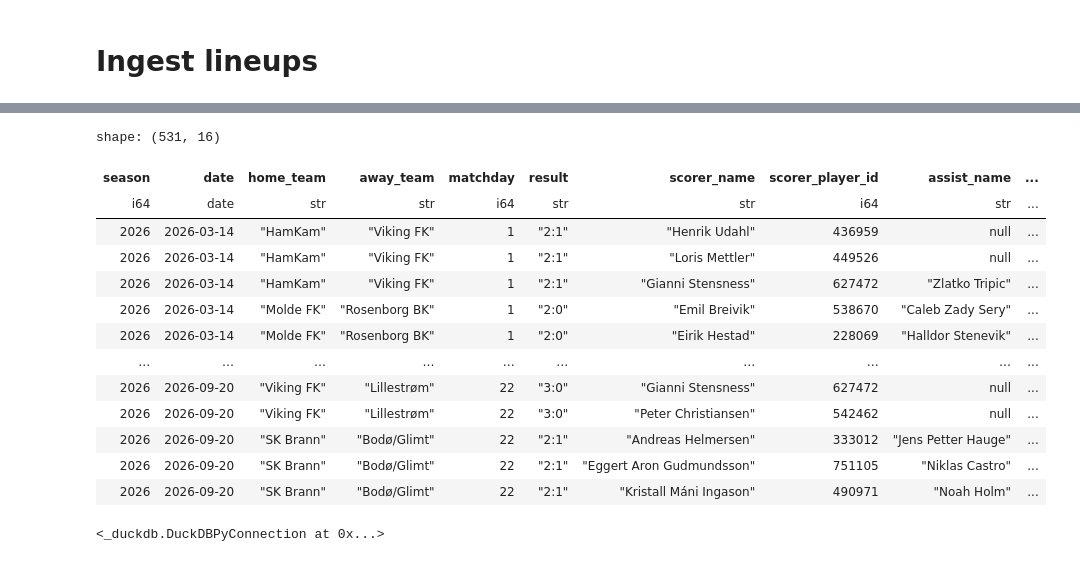
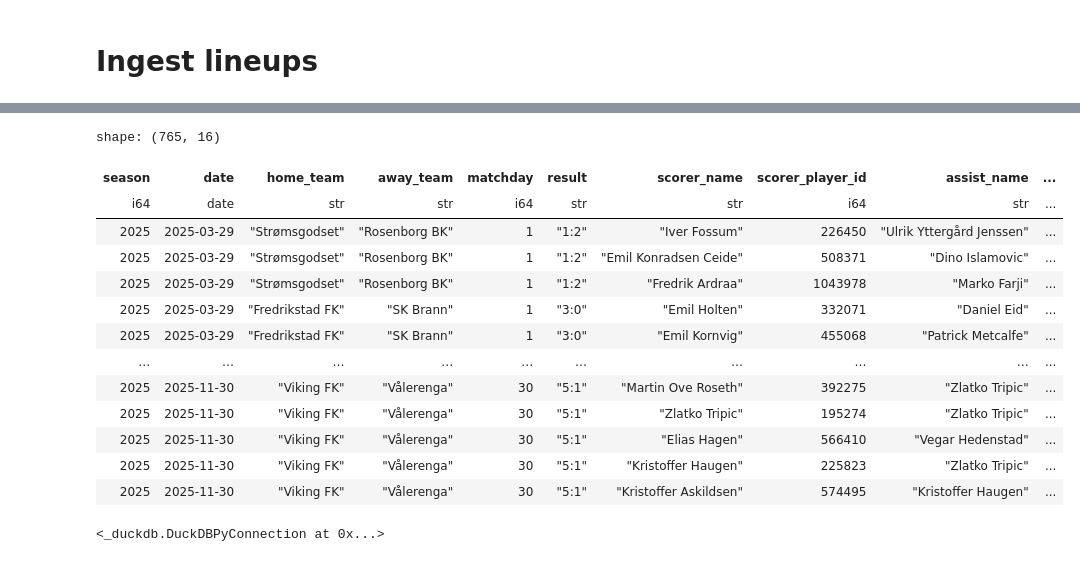
Before and after one commit to PolarsDude/brann_ticket_sales_forecasting, a Jupyter notebook: ingest_data.ipynb, the cells around one changed output, grey strips where cells are left out. Saved outputs shown, nothing was run; the diff lists cells and outputs as text; code cells hidden in the pictures.

```diff
--- a/ingest_data.ipynb
+++ b/ingest_data.ipynb
@@ -317,22 +340,22 @@ Available tables:
   - raw_match_statistics_2026
 # %%
 con = duckdb.connect(str(Path(db_path)))
-pl.from_arrow(con.execute("select * FROM raw_eliterserien_goal_contributions_2026").arrow())
+pl.from_arrow(con.execute("select * FROM raw_eliterserien_goal_contributions_2025").arrow())
 # %% [output]
-shape: (531, 16)
+shape: (765, 16)
 | season | date | home_team | away_team | matchday | result | scorer_name | scorer_player_id | assist_name | ... |
 | i64 | date | str | str | i64 | str | str | i64 | str | ... |
-| 2026 | 2026-03-14 | "HamKam" | "Viking FK" | 1 | "2:1" | "Henrik Udahl" | 436959 | null | ... |
-| 2026 | 2026-03-14 | "HamKam" | "Viking FK" | 1 | "2:1" | "Loris Mettler" | 449526 | null | ... |
-| 2026 | 2026-03-14 | "HamKam" | "Viking FK" | 1 | "2:1" | "Gianni Stensness" | 627472 | "Zlatko Tripic" | ... |
-| 2026 | 2026-03-14 | "Molde FK" | "Rosenborg BK" | 1 | "2:0" | "Emil Breivik" | 538670 | "Caleb Zady Sery" | ... |
-| 2026 | 2026-03-14 | "Molde FK" | "Rosenborg BK" | 1 | "2:0" | "Eirik Hestad" | 228069 | "Halldor Stenevik" | ... |
+| 2025 | 2025-03-29 | "Strømsgodset" | "Rosenborg BK" | 1 | "1:2" | "Iver Fossum" | 226450 | "Ulrik Yttergård Jenssen" | ... |
+| 2025 | 2025-03-29 | "Strømsgodset" | "Rosenborg BK" | 1 | "1:2" | "Emil Konradsen Ceide" | 508371 | "Dino Islamovic" | ... |
+| 2025 | 2025-03-29 | "Strømsgodset" | "Rosenborg BK" | 1 | "1:2" | "Fredrik Ardraa" | 1043978 | "Marko Farji" | ... |
+| 2025 | 2025-03-29 | "Fredrikstad FK" | "SK Brann" | 1 | "3:0" | "Emil Holten" | 332071 | "Daniel Eid" | ... |
+| 2025 | 2025-03-29 | "Fredrikstad FK" | "SK Brann" | 1 | "3:0" | "Emil Kornvig" | 455068 | "Patrick Metcalfe" | ... |
 | … | … | … | … | … | … | … | … | … | ... |
-| 2026 | 2026-09-20 | "Viking FK" | "Lillestrøm" | 22 | "3:0" | "Gianni Stensness" | 627472 | null | ... |
-| 2026 | 2026-09-20 | "Viking FK" | "Lillestrøm" | 22 | "3:0" | "Peter Christiansen" | 542462 | null | ... |
-| 2026 | 2026-09-20 | "SK Brann" | "Bodø/Glimt" | 22 | "2:1" | "Andreas Helmersen" | 333012 | "Jens Petter Hauge" | ... |
-| 2026 | 2026-09-20 | "SK Brann" | "Bodø/Glimt" | 22 | "2:1" | "Eggert Aron Gudmundsson" | 751105 | "Niklas Castro" | ... |
-| 2026 | 2026-09-20 | "SK Brann" | "Bodø/Glimt" | 22 | "2:1" | "Kristall Máni Ingason" | 490971 | "Noah Holm" | ... |
+| 2025 | 2025-11-30 | "Viking FK" | "Vålerenga" | 30 | "5:1" | "Martin Ove Roseth" | 392275 | "Zlatko Tripic" | ... |
+| 2025 | 2025-11-30 | "Viking FK" | "Vålerenga" | 30 | "5:1" | "Zlatko Tripic" | 195274 | "Zlatko Tripic" | ... |
+| 2025 | 2025-11-30 | "Viking FK" | "Vålerenga" | 30 | "5:1" | "Elias Hagen" | 566410 | "Vegar Hedenstad" | ... |
+| 2025 | 2025-11-30 | "Viking FK" | "Vålerenga" | 30 | "5:1" | "Kristoffer Haugen" | 225823 | "Zlatko Tripic" | ... |
+| 2025 | 2025-11-30 | "Viking FK" | "Vålerenga" | 30 | "5:1" | "Kristoffer Askildsen" | 574495 | "Kristoffer Haugen" | ... |
 # %%
 def hent_tabell_som_polars(table_name: str, db_path: str | Path = "data/brann.duckdb") -> pl.DataFrame:
     """
```
Also changed, not shown: parts of 6 cells of this notebook, 1 other file.
